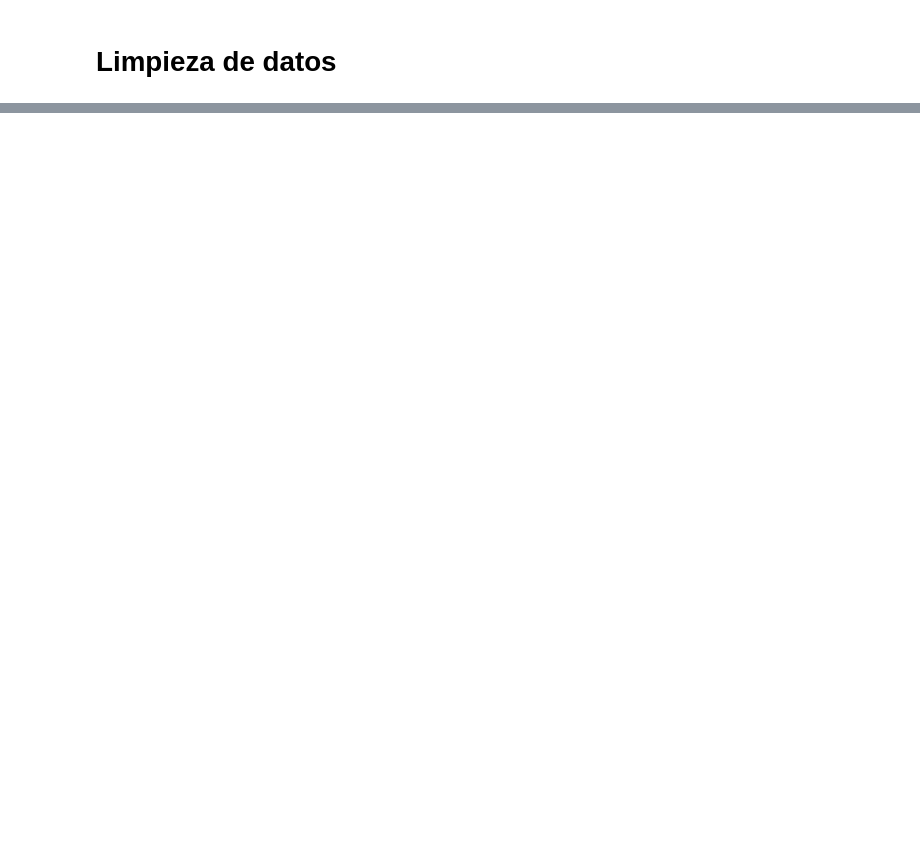
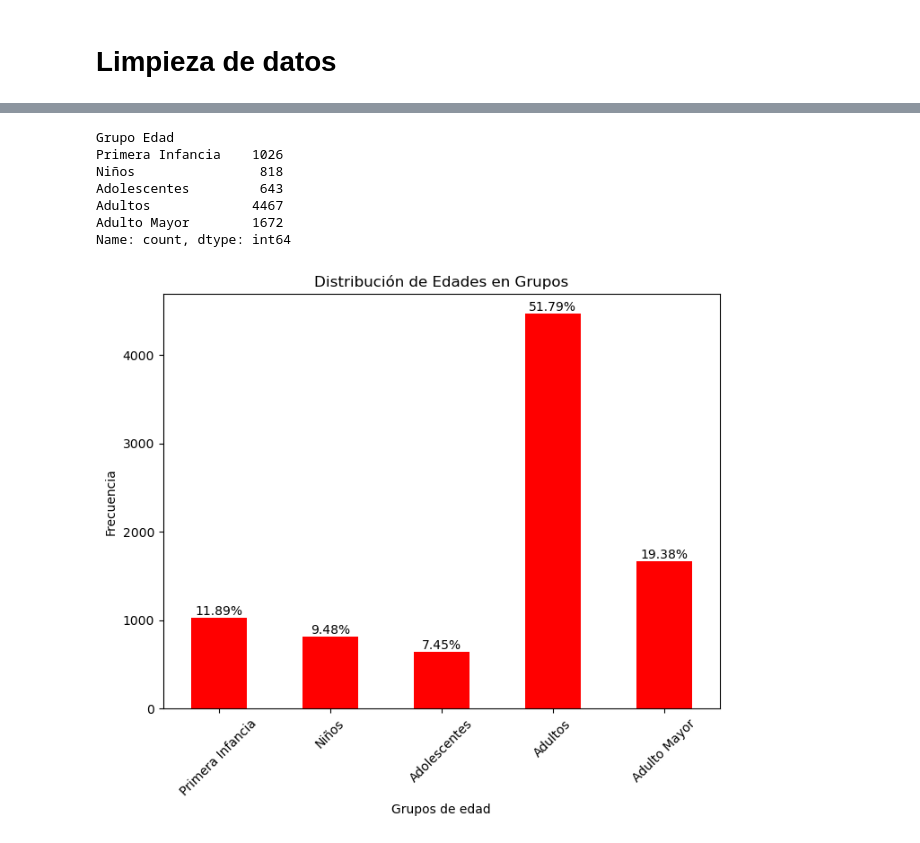
Before and after one commit to RisingNP/Proyecto_Final_Talento_Tech, a Jupyter notebook: codigo.ipynb, the cells around one changed output, grey strips where cells are left out. Drawn from its saved outputs; the diff is of its cells as text; code cells hidden in the pictures; blank space fills up the shorter version.

```diff
--- a/codigo.ipynb
+++ b/codigo.ipynb
@@ -103,0 +98,43 @@ print(Df.head())
+# %%
+#### EDAD
+
+# Supongamos que tu DataFrame se llama df y la columna de edades se llama "Edad"
+# Definimos los límites para los grupos:
+bins = [0, 6, 13, 18, 60, float('inf')]
+labels = ['Primera Infancia', 'Niños', 'Adolescentes', 'Adultos', 'Adulto Mayor']
+
+# Usamos pd.cut para crear la nueva columna "Grupo Edad"
+df['Grupo Edad'] = pd.cut(df['Edad_paciente'], bins=bins, labels=labels, right=True)
+
+# Verifica cómo quedaron los grupos:
+print(df['Grupo Edad'].value_counts().sort_index())
+# Contar la cantidad de registros en cada grupo de edad
+
+conteo_grupos = df['Grupo Edad'].value_counts().sort_index()
+total = conteo_grupos.sum()
+# Graficar los conteos como un gráfico de barras
+plt.figure(figsize=(8,6))
+ax = conteo_grupos.plot(kind='bar', color='red',rot=45)
+plt.title('Distribución de Edades en Grupos')
+plt.xlabel('Grupos de edad')
+plt.ylabel('Frecuencia')
+
+for p in ax.patches:
+    # Obtener la altura de la barra
+    altura = p.get_height()
+    # Calcular el porcentaje correspondiente
+    porcentaje = 100 * altura / total
+    # Colocar el texto en la posición central de la barra, un poco por encima de la altura
+    ax.text(p.get_x() + p.get_width() / 2, altura + 1, f'{porcentaje:.2f}%',
+            ha='center', va='bottom', fontsize=10, color='black')
+
+plt.show()
+# %% [output]
+Grupo Edad
+Primera Infancia    1026
+Niños                818
+Adolescentes         643
+Adultos             4467
+Adulto Mayor        1672
+Name: count, dtype: int64
+[figure, added]
```
Also changed, not shown: parts of 9 cells of this notebook.
